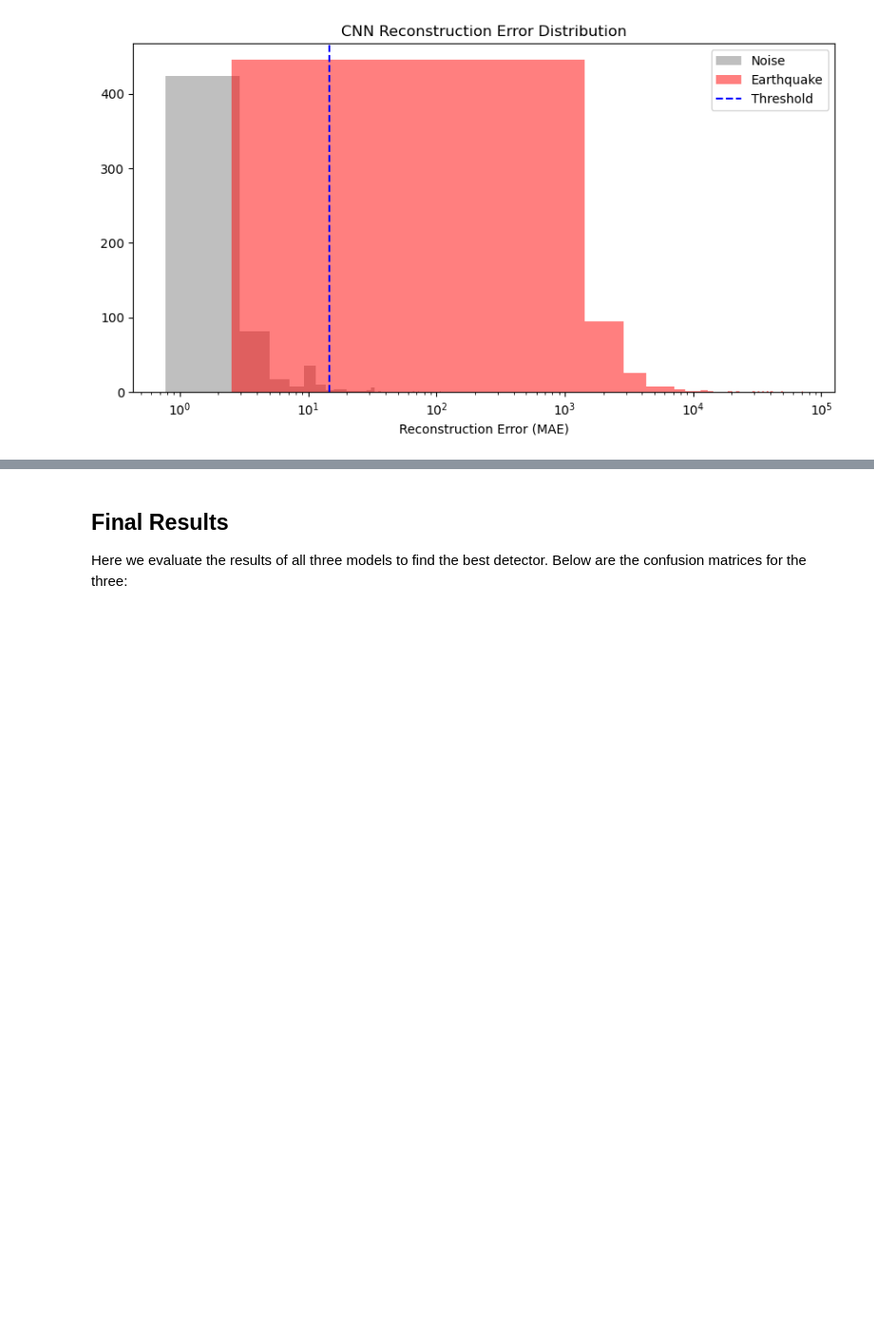
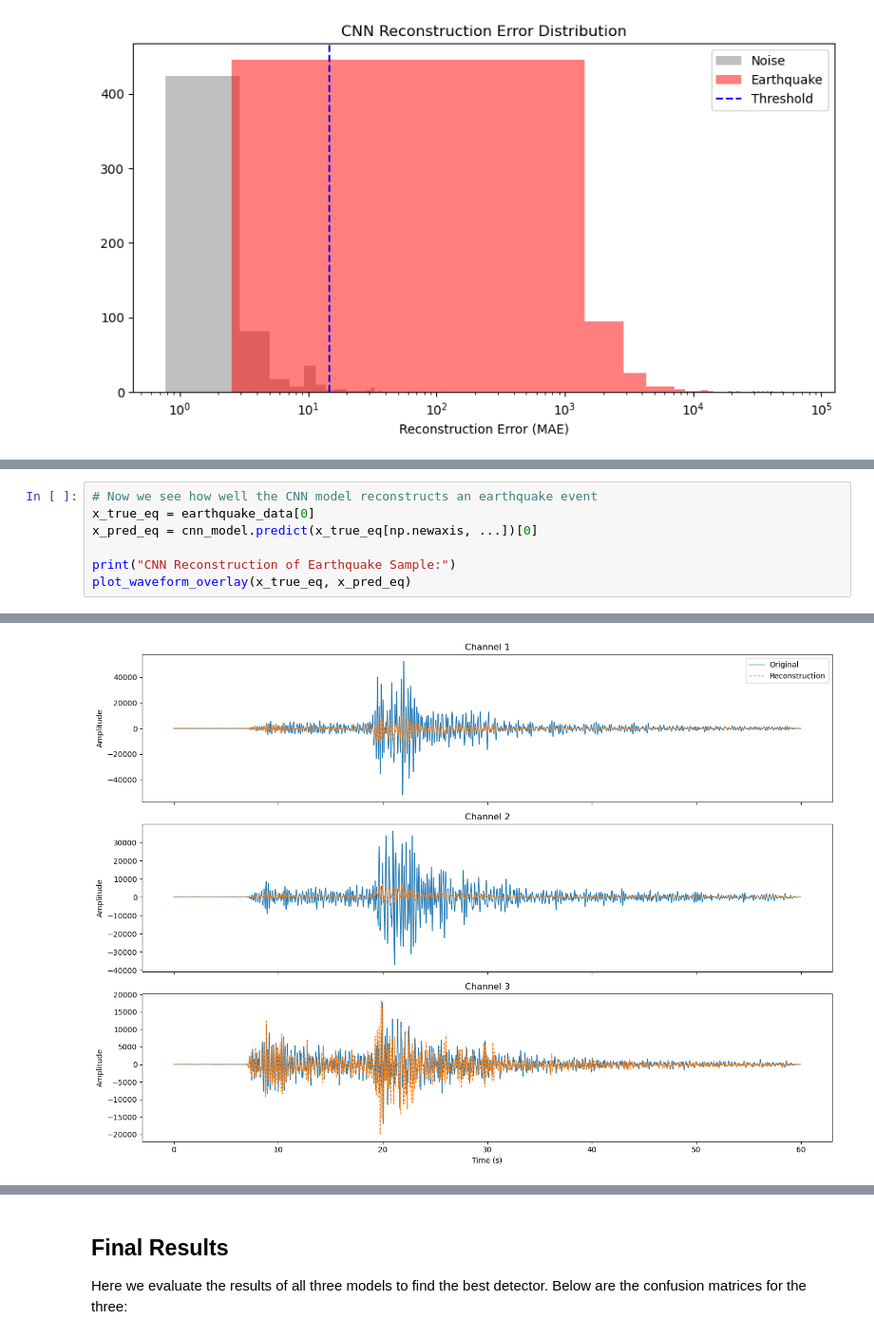
Before and after one commit to marcosmarro/seismic-anomaly-detector, a Jupyter notebook: main.ipynb, the cells around one changed output, grey strips where cells are left out. Shown at 95% size. Drawn from its saved outputs; the diff is of its cells as text; blank space fills up the shorter version.

```diff
--- a/main.ipynb
+++ b/main.ipynb
@@ -443,0 +476,8 @@ There is clearly some overlap between the noise and earthquake events for MAE be
+# %%
+# Now we see how well the CNN model reconstructs an earthquake event
+x_true_eq = earthquake_data[0]
+x_pred_eq = cnn_model.predict(x_true_eq[np.newaxis, ...])[0]
+
+print("CNN Reconstruction of Earthquake Sample:")
+plot_waveform_overlay(x_true_eq, x_pred_eq)
+# %% [output]
@@ -443,0 +486 @@ There is clearly some overlap between the noise and earthquake events for MAE be
+[figure, added]
```
Also changed, not shown: parts of 5 cells of this notebook.
